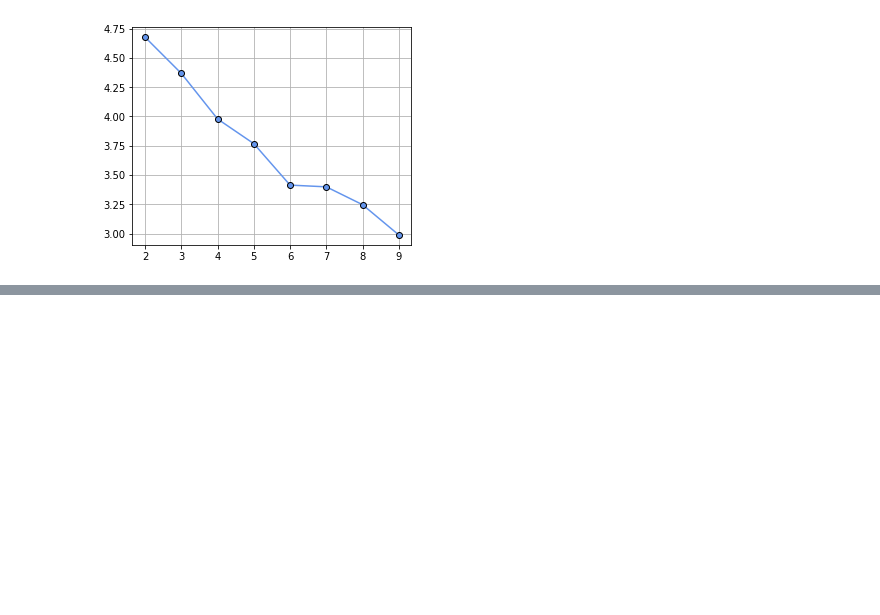
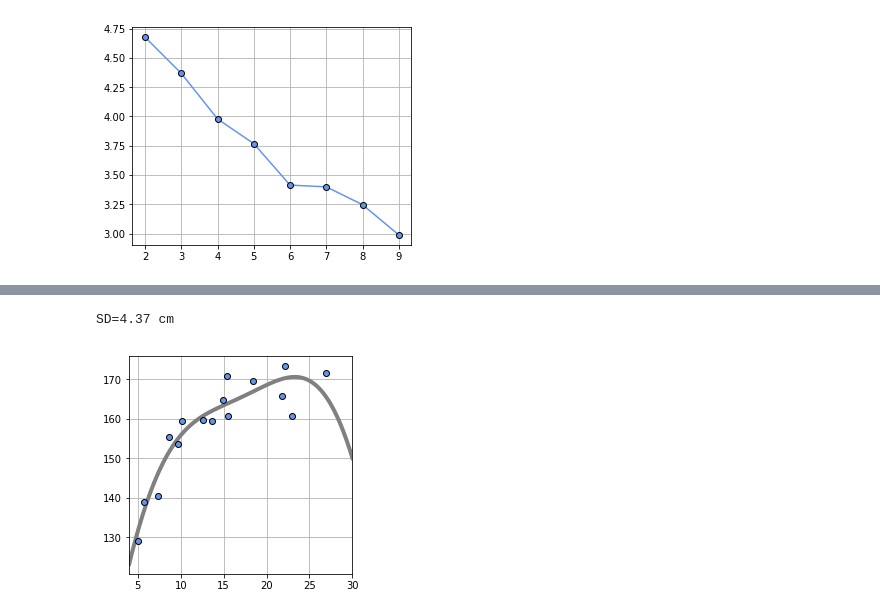
Before and after one commit to rimever/NewMachineLearningTextbook, a Jupyter notebook: chapter5/charpter5_2.ipynb, the cells around one changed output, grey strips where cells are left out. Cells and saved outputs as stored; diff of their text form; code cells hidden in the pictures; blank space fills up the shorter version.

```diff
--- a/chapter5/charpter5_2.ipynb
+++ b/chapter5/charpter5_2.ipynb
@@ -112,0 +218,15 @@ plt.show()
+# %%
+M = 3
+plt.figure(figsize=(4,4))
+W = fit_gauss_func(X,T,M)
+show_gauss_func(W)
+plt.plot(X,T,marker='o',linestyle='None',
+         color='cornflowerblue',markeredgecolor='black')
+plt.xlim([X_min, X_max])
+plt.grid(True)
+mse = mse_gauss_func(X,T,W)
+print("SD={0:.2f} cm".format(np.sqrt(mse)))
+plt.show()
+# %% [output]
+SD=4.37 cm
+[figure, added]
```
Also changed, not shown: parts of 8 cells of this notebook.
